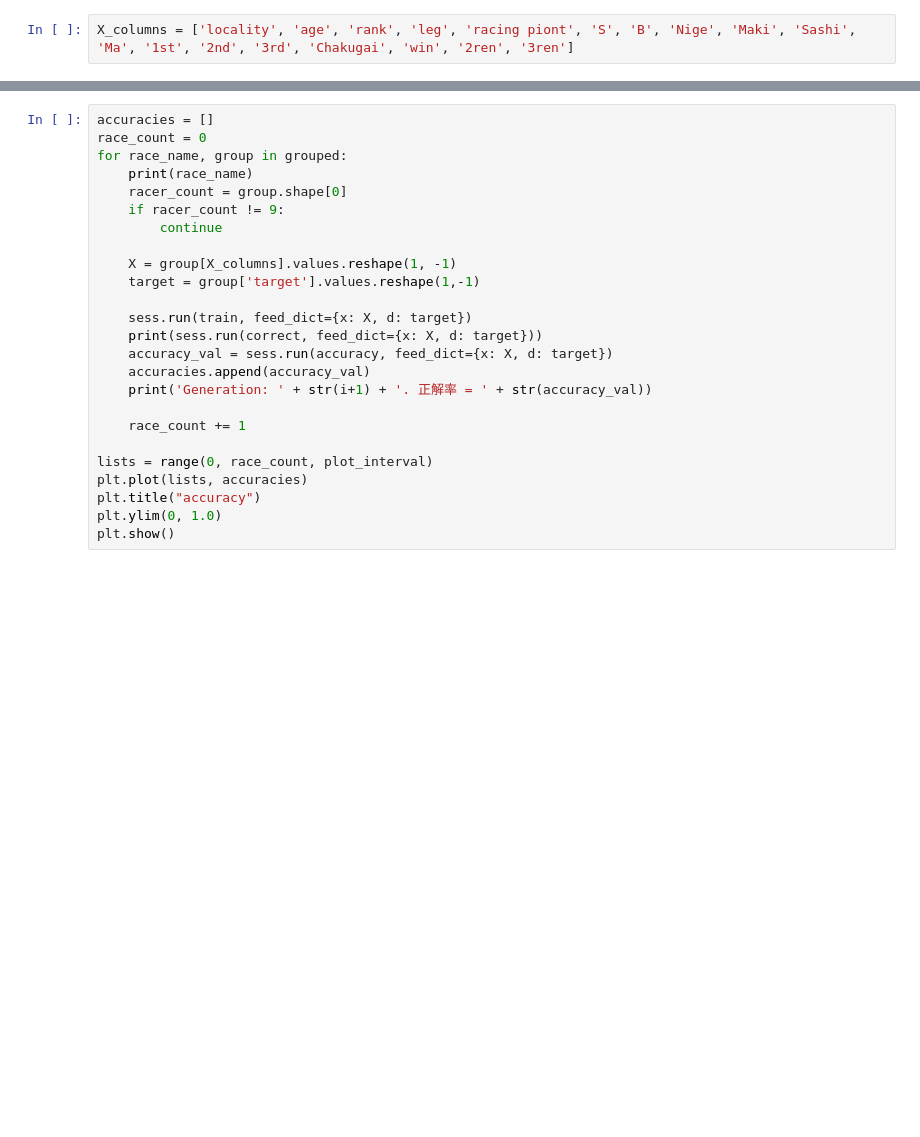
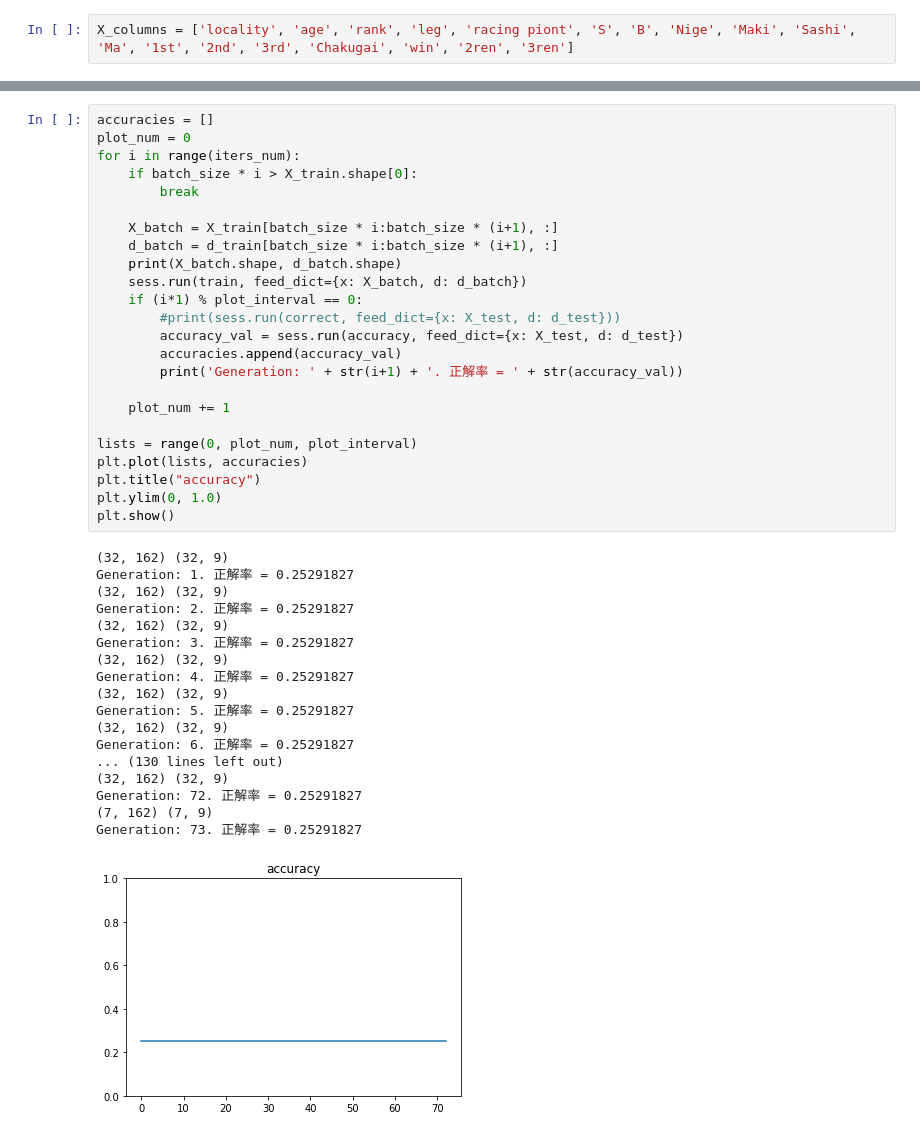
Before and after one commit to takeruts/keirin_ai, a Jupyter notebook: train.ipynb, the cells around one changed output, grey strips where cells are left out. Saved outputs shown, nothing was run; the diff lists cells and outputs as text; blank space fills up the shorter version.

Commit message:
train

```diff
--- a/train.ipynb
+++ b/train.ipynb
@@ -120,25 +165,43 @@ print(len(grouped))
 # %%
 accuracies = []
-race_count = 0
-for race_name, group in grouped:
-    print(race_name)
-    racer_count = group.shape[0]
-    if racer_count != 9:
-        continue
+plot_num = 0
+for i in range(iters_num):
+    if batch_size * i > X_train.shape[0]:
+        break
 
-    X = group[X_columns].values.reshape(1, -1)
-    target = group['target'].values.reshape(1,-1)
+    X_batch = X_train[batch_size * i:batch_size * (i+1), :]
+    d_batch = d_train[batch_size * i:batch_size * (i+1), :]
+    print(X_batch.shape, d_batch.shape)
+    sess.run(train, feed_dict={x: X_batch, d: d_batch})
+    if (i*1) % plot_interval == 0:
+        #print(sess.run(correct, feed_dict={x: X_test, d: d_test}))
+        accuracy_val = sess.run(accuracy, feed_dict={x: X_test, d: d_test})
+        accuracies.append(accuracy_val)
+        print('Generation: ' + str(i+1) + '. 正解率 = ' + str(accuracy_val))
 
-    sess.run(train, feed_dict={x: X, d: target})
-    print(sess.run(correct, feed_dict={x: X, d: target}))
-    accuracy_val = sess.run(accuracy, feed_dict={x: X, d: target})
-    accuracies.append(accuracy_val)
-    print('Generation: ' + str(i+1) + '. 正解率 = ' + str(accuracy_val))
+    plot_num += 1
 
-    race_count += 1
-
-lists = range(0, race_count, plot_interval)
+lists = range(0, plot_num, plot_interval)
 plt.plot(lists, accuracies)
 plt.title("accuracy")
 plt.ylim(0, 1.0)
 plt.show()
+# %% [output]
+(32, 162) (32, 9)
+Generation: 1. 正解率 = 0.25291827
+(32, 162) (32, 9)
+Generation: 2. 正解率 = 0.25291827
+(32, 162) (32, 9)
+Generation: 3. 正解率 = 0.25291827
+(32, 162) (32, 9)
+Generation: 4. 正解率 = 0.25291827
+(32, 162) (32, 9)
+Generation: 5. 正解率 = 0.25291827
+(32, 162) (32, 9)
+Generation: 6. 正解率 = 0.25291827
+... (130 lines left out)
+(32, 162) (32, 9)
+Generation: 72. 正解率 = 0.25291827
+(7, 162) (7, 9)
+Generation: 73. 正解率 = 0.25291827
+[figure, added]
```
Also changed, not shown: parts of 9 cells of this notebook, 6 other files.
